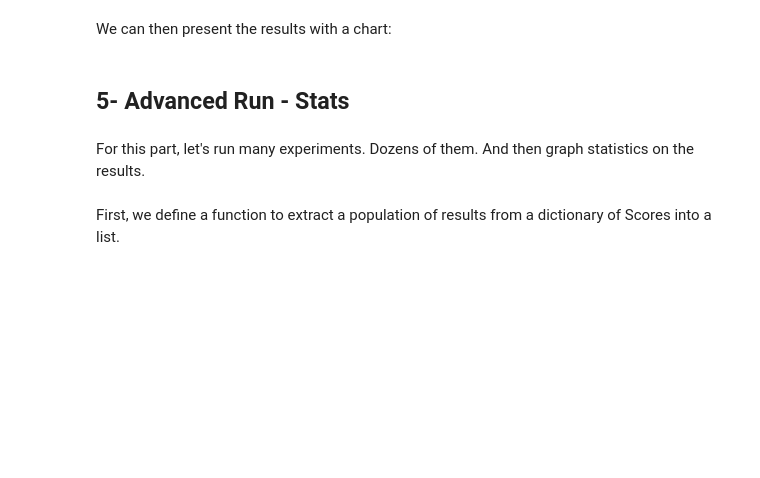
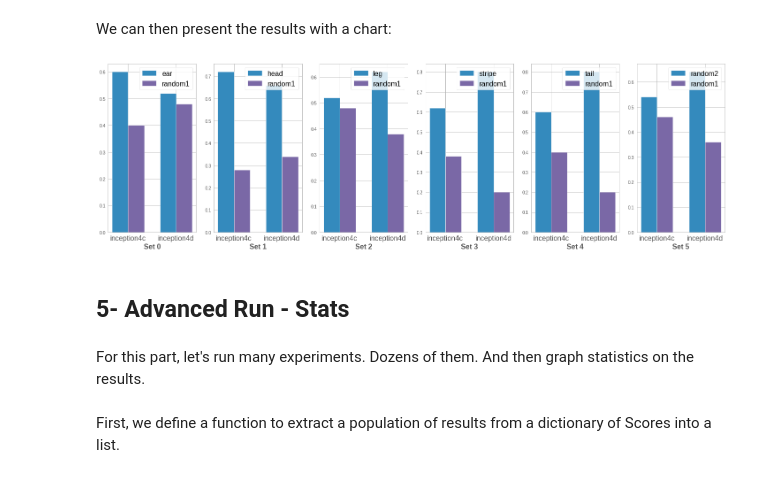
Before and after one commit to astropic/captum, a Jupyter notebook: captum/concept/_tutorials/TCAV Graph - Visual Genome - Tutorial.ipynb, the cells around one changed output. Saved outputs shown, nothing was run; the diff lists cells and outputs as text; code cells hidden in the pictures; blank space fills up the shorter version.

```diff
--- a/captum/concept/_tutorials/TCAV Graph - Visual Genome - Tutorial.ipynb
+++ b/captum/concept/_tutorials/TCAV Graph - Visual Genome - Tutorial.ipynb
@@ -387,34 +405,36 @@ fs = 16
 
 barWidth = 1 / (len(experimental_set_list[0]) + 1)
 bars = np.zeros((len(experimental_set_list[0]), len(layers)))
 
 for idx_es, concepts in enumerate(experimental_set):
 
     concepts = experimental_set[idx_es]
-    concepts_key = concepts_to_str(concepts)
+    concepts_key = get_concepts_key(concepts)
     for c, concept in enumerate(concepts):
         for l, layer in enumerate(layers):
             bars[c, l] = format_float(scores[concepts_key][layer]['sign_count'][c])
 
     pos = []
     pos.append(np.arange(len(layers)))
 
     for i in range(len(experimental_set_list[0]))[1:]:
         pos.append([(x + barWidth) for x in pos[i-1]])
         #print(pos)
 
     for i in range(len(experimental_set_list[0])):
         ax[idx_es].bar(pos[i], bars[i], width=barWidth, edgecolor='white', label=experimental_set_list[idx_es][i])
 
     # Add xticks on the middle of the group bars
     ax[idx_es].set_xlabel('Set ' + str(idx_es), fontweight='bold', fontsize=fs)
     ax[idx_es].set_xticks([r + 0.5 * barWidth for r in range(len(bars[0]))])
     ax[idx_es].set_xticklabels(layers, fontsize=fs)
 
     # Create legend & Show graphic
     ax[idx_es].legend(fontsize=fs)
 
 plt.show()
+# %% [output]
+[figure, added]
 # %% [markdown]
 ## 5- Advanced Run - Stats
 # %% [markdown]
```
Also changed, not shown: parts of 9 cells of this notebook, 2 other files.
